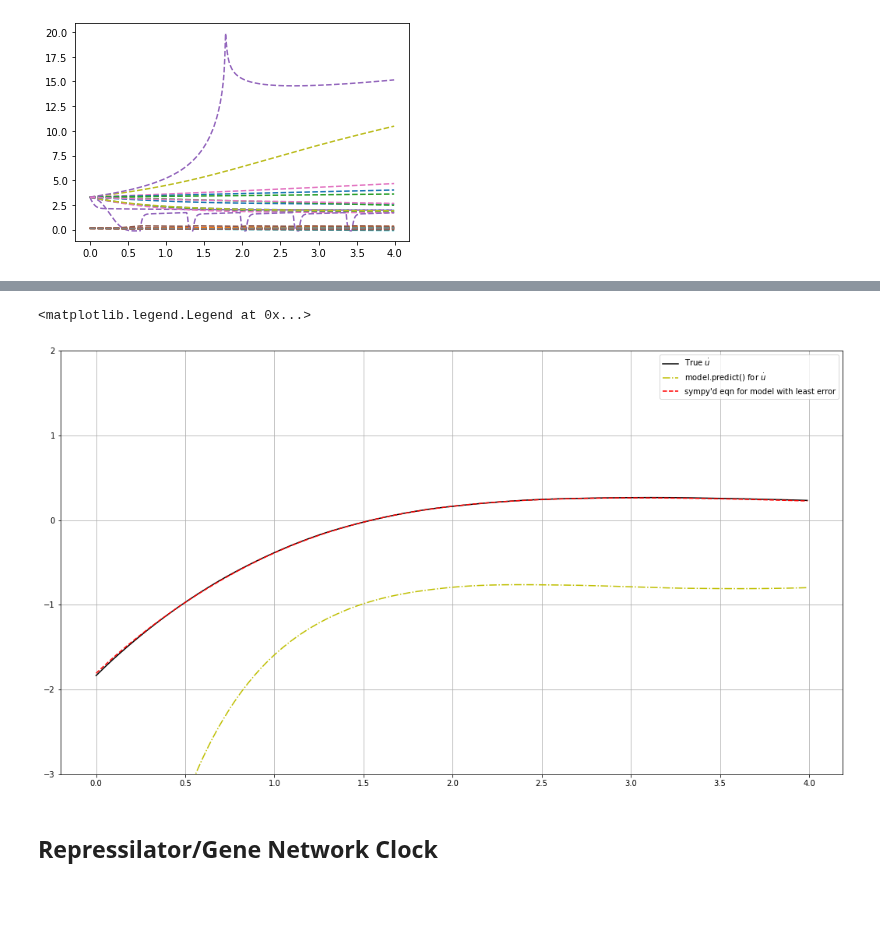
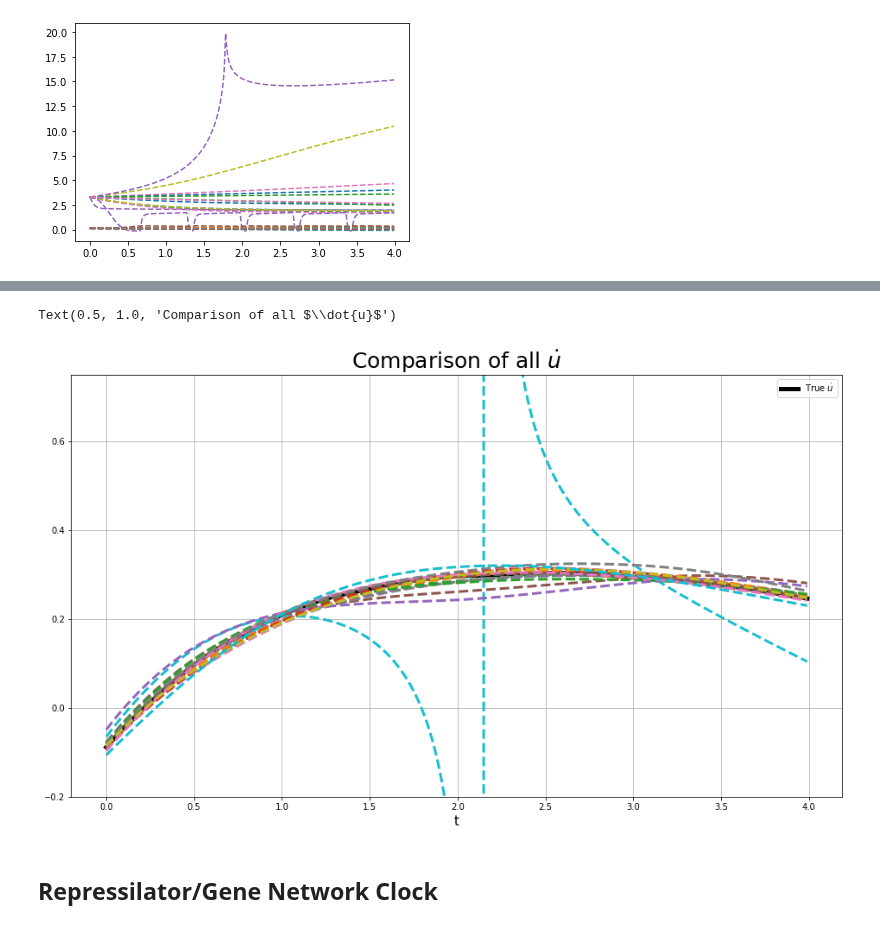
Before and after one commit to ainsleylaiuw/ISB-Hadlock-Lai, a Jupyter notebook: Ex_System.ipynb, the cells around one changed output, grey strips where cells are left out. Saved outputs shown, nothing was run; the diff lists cells and outputs as text; code cells hidden in the pictures; blank space fills up the shorter version.

```diff
--- a/Ex_System.ipynb
+++ b/Ex_System.ipynb
@@ -1469,18 +1360,24 @@ netswitch = lambda t, x: np.array([dudt(x[0], x[1]), dvdt(x[0], x[1])])
 # Plot the results for each of the models
 x_test = solve_ivp(netswitch, t_span, x0_test, t_eval=t).y.T
 #plt.plot(t, x_test, color="k", linestyle="solid", label="True")
+u_nfeatures = len(u_model.get_feature_names())
 u_dot_true = u_model.differentiate(x_test[:, 0])
 u_dots = []
 for i in range(u_nfeatures):
-    if len(u_sym_equations_simplified[i]) != 0:
-        ODE_Func = sp.lambdify([t_sym, x_sym], u_sym_equations_simplified[i][0])
-        u_dots.append(ODE_Func(t, [x_test[:,0], x_test[:,1]]))
+    if len(u_eqns[0][i]) != 0:
+        uODE_Func = sp.lambdify([t_sym, x_sym], Sym_eqns[0][0][i][0])
+        #vODE_Func = sp.lambdify([t_sym, x_sym], Sym_eqns[1][0][i][0])
+        u_dots.append(uODE_Func(t, [x_test[:,0], x_test[:,1]]))
+        #v_dots.append(vODE_Func(t, [x_test[:,0], x_test[:,1]]))
 u_dot_error = [(1/20)*np.linalg.norm(u_dot_true.T[0] - u_dot) for u_dot in u_dots]
 print(u_dot_error)
-plt.plot(range(16), u_dot_error)
+plt.plot(range(u_nfeatures), u_dot_error)
 plt.grid(True)
+plt.title('MSE Error for $\dot{u}$', fontsize=15)
+plt.xlabel('Model #')
+plt.ylabel('Error')
 # res is index of minimum model error
 temp = min(u_dot_error)
 res = [i for i, j in enumerate(u_dot_error) if j == temp]
-u_sym_equations_simplified[res[0]][0]
+u_eqns[0][res[0]][0]
 # %% [output]
@@ -1489,0 +1443,4 @@ $\displaystyle \frac{1.58737845135591 \cdot \left(0.0893815464947823 x_{0}^{2} x
+# %%
+for i in range(len(u_dot_error)):
+    print(i)
+    print(u_dot_error[i])
@@ -1497,18 +1478,38 @@ plt.plot(t, us,'r--')
 # %%
 # derivative comparison
-plt.figure(figsize=(18, 10))
+plt.figure(figsize=(16, 9))
 # best model
-ODE_Func = sp.lambdify([t_sym, x_sym], u_sym_equations_simplified[res[0]][0])
-plt.plot(t, u_model.differentiate(x_test[:,0], t), 'k', label='True $\dot{u}$')
-plt.plot(t, u_model.predict(x_test)[:, 8],'y-.',label='model.predict() for $\dot{u}$')
-plt.plot(t, ODE_Func(t, [x_test[:,0], x_test[:,1]]), 'r--', label='sympy\'d eqn for model with least error')
+#ODE_Func = sp.lambdify([t_sym, x_sym], Sym_eqns[0][0][res[0]][0])
+
+plt.plot(t,
+         u_model.differentiate(x_test[:,0], t),
+         'k',
+         label='True $\dot{u}$'
+         ,linewidth=5)
+"""
+plt.plot(t,
+         u_model.predict(x_test)[:, 10],
+         'y-.',
+         label='Basic fit for $\dot{u}$'
+         ,linewidth=3)"""
+
+for i in range(u_nfeatures):
+    ODE_Func = sp.lambdify([t_sym, x_sym], Sym_eqns[0][0][i][0])
+    plt.plot(t,
+             ODE_Func(t, [x_test[:,0], x_test[:,1]]),
+             '--',
+             #label=('Model ' + str(i))
+             linewidth=3)
+
 ax = plt.gca()
 plt.grid(True)
-ax.set_ylim([-3, 2])
-plt.legend()
+ax.set_ylim([-0.2, 0.75])
+plt.legend()#fontsize=15)
+plt.xlabel('t', fontsize=15)
+plt.title('Comparison of all $\dot{u}$', fontsize=25)
 # %% [output]
-<matplotlib.legend.Legend at 0x...>
+Text(0.5, 1.0, 'Comparison of all $\\dot{u}$')
-[figure, old version]
+[figure, new version]
 # %% [markdown]
 ## Repressilator/Gene Network Clock
 # %%
```
Also changed, not shown: parts of 22 cells of this notebook.
